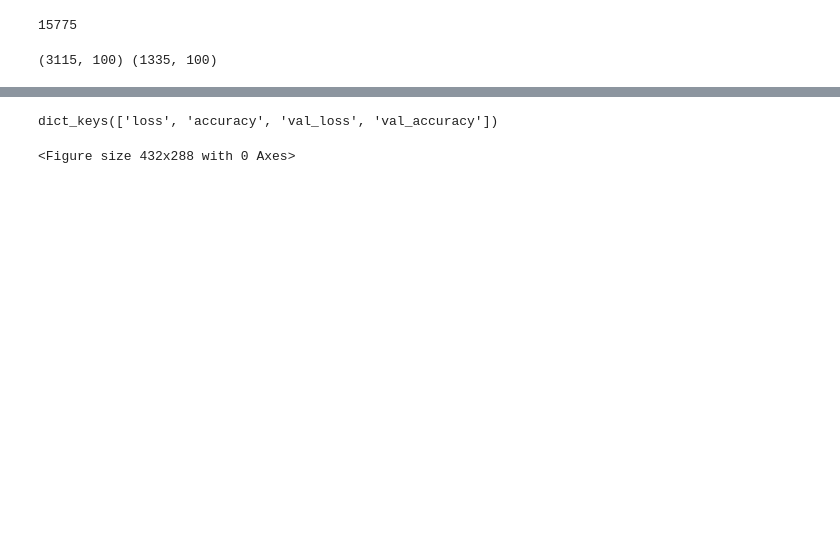
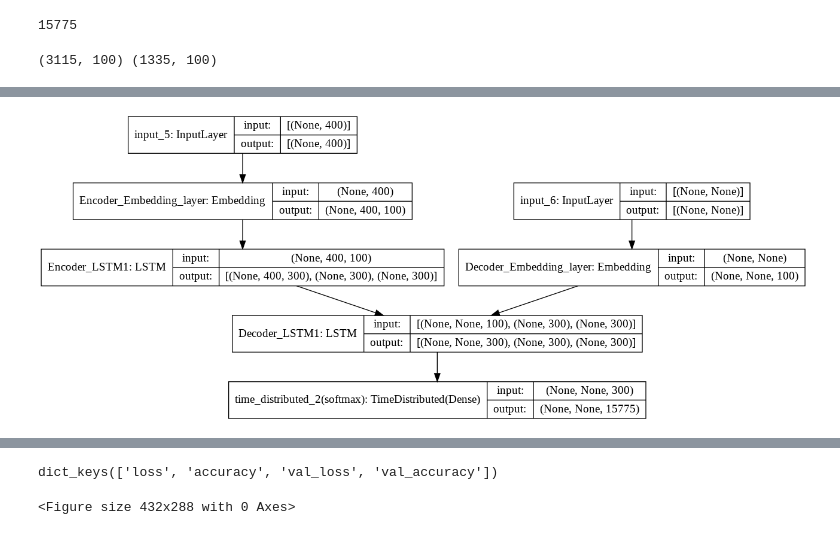
Before and after one commit to nishantgovil03/Research, a Jupyter notebook: LSTMSummary_GPU_20epochs.ipynb, the cells around one changed output, grey strips where cells are left out. Cells and saved outputs as stored; diff of their text form; code cells hidden in the pictures; blank space fills up the shorter version.

```diff
--- a/LSTMSummary_GPU_20epochs.ipynb
+++ b/LSTMSummary_GPU_20epochs.ipynb
@@ -137,6 +137,10 @@ Total params: 9,710,675
 Trainable params: 9,710,675
 Non-trainable params: 0
 __________________________________________________________________________________________________
+# %%
+plot_model(model,show_shapes=True)
+# %% [output]
+[figure, added]
 # %%
 model.compile(optimizer='Adam',loss='sparse_categorical_crossentropy',metrics=['accuracy'])
 # %%
```
Also changed, not shown: parts of 26 cells of this notebook.
